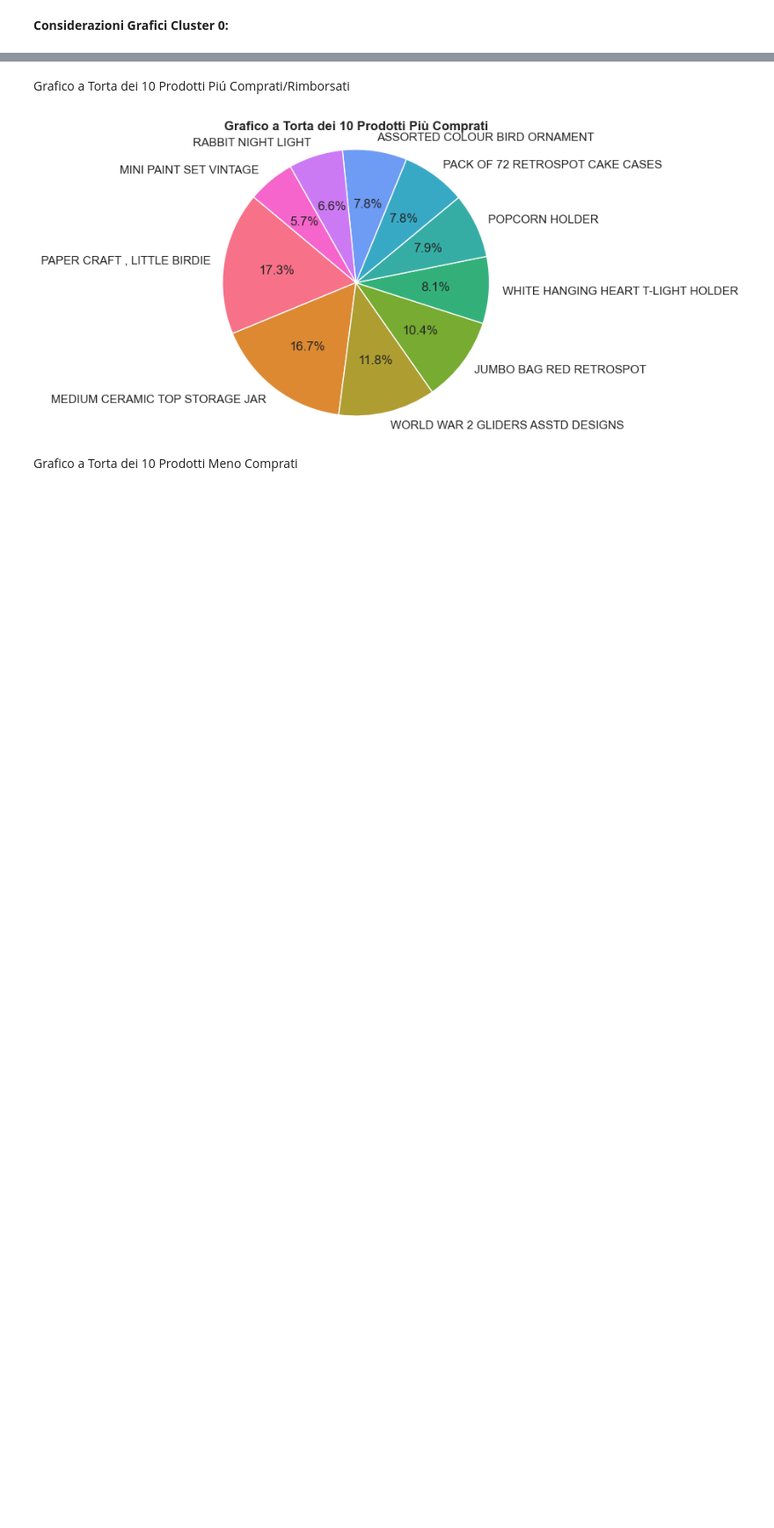
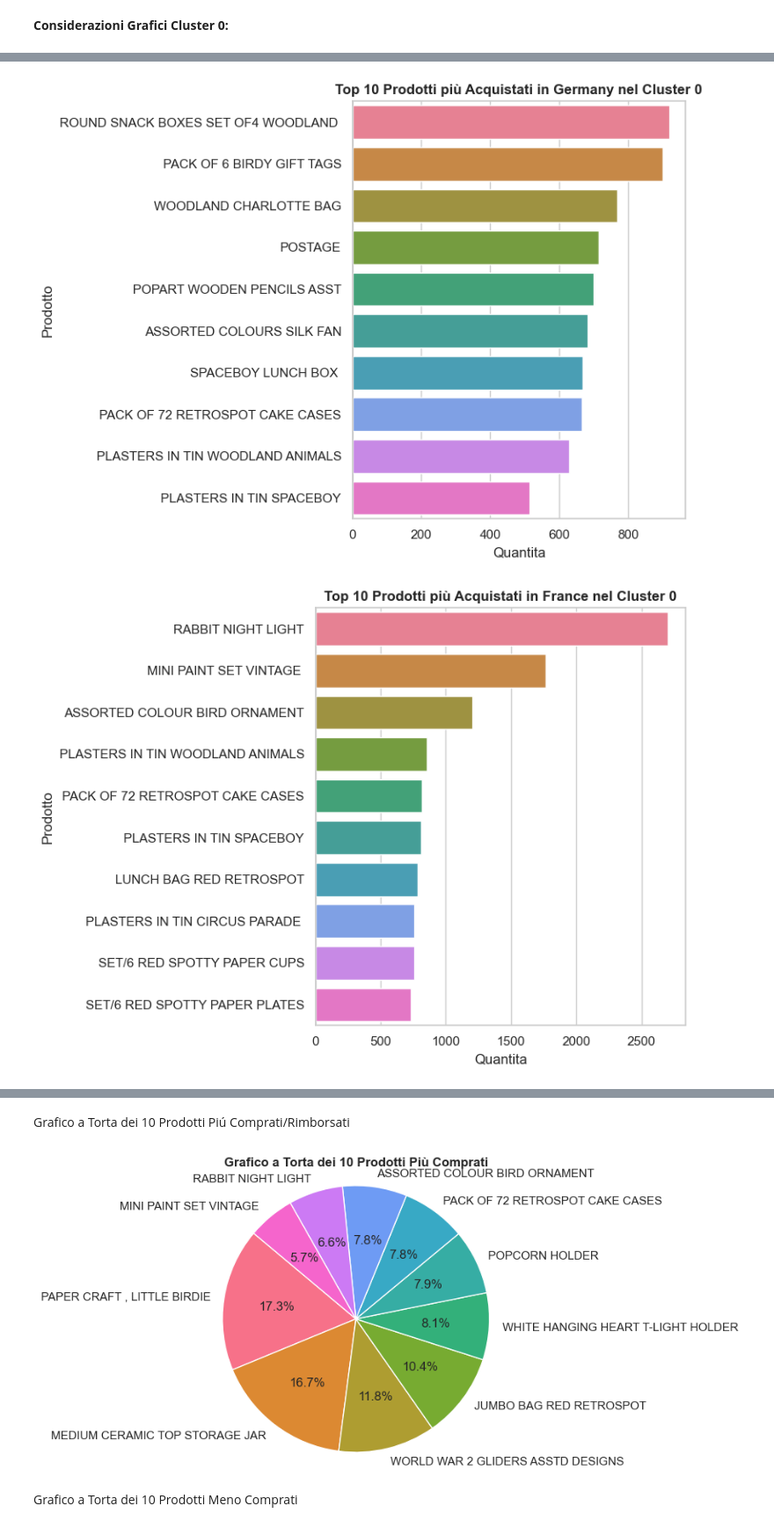
Before and after one commit to alessandrobrunoh/Progetto-Big-Data, a Jupyter notebook: notebook.ipynb, the cells around one changed output, grey strips where cells are left out. Shown at 88% size. Cells and saved outputs as stored; diff of their text form; code cells hidden in the pictures; blank space fills up the shorter version.

```diff
--- a/notebook.ipynb
+++ b/notebook.ipynb
@@ -429,0 +483,5 @@ plot_country_distribution(cluster_monthly_data, cluster)
+# %%
+top_products_top_countries_clustered(df_clustered, cluster)
+# %% [output]
+[figure, added]
+[figure, added]
```
Also changed, not shown: parts of 36 cells of this notebook.
